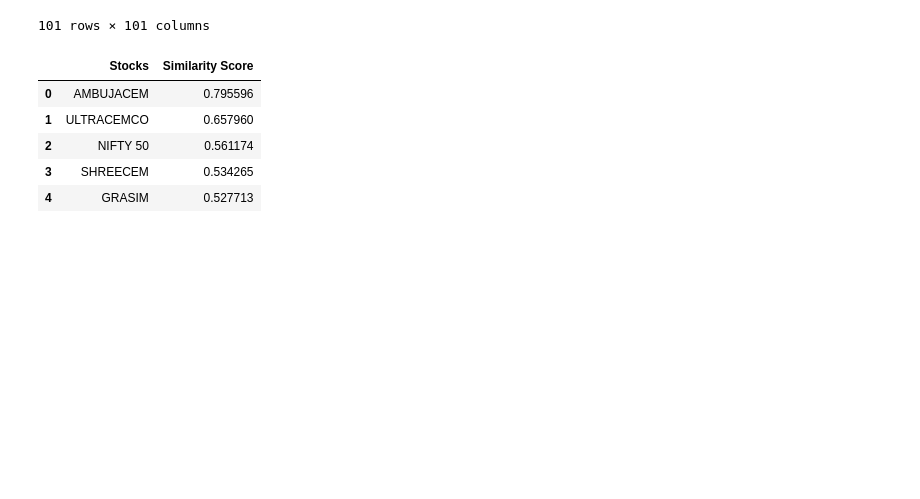
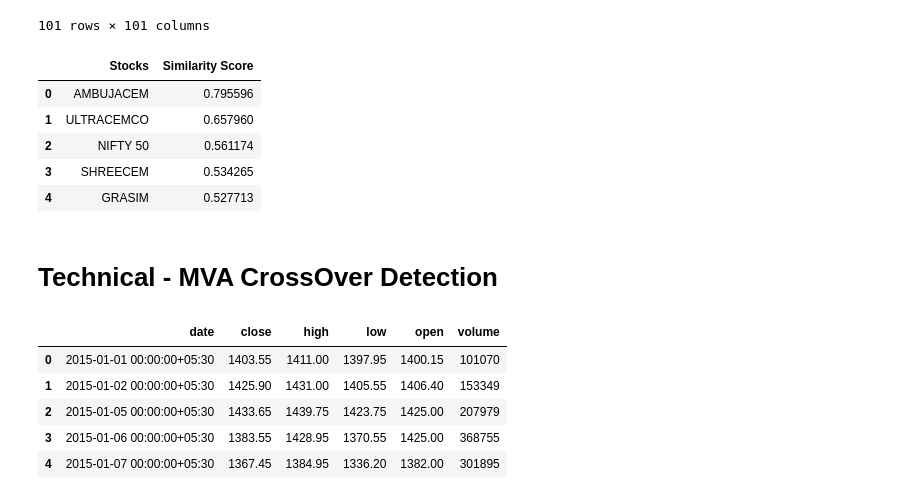
Before and after one commit to RajuSaladi/OpenStockView, a Jupyter notebook: Notebook/Analysis.ipynb, the cells around one changed output. Saved outputs shown, nothing was run; the diff lists cells and outputs as text; code cells hidden in the pictures; blank space fills up the shorter version.

Commit message:
Added Moving Average Plots in technical Analysis

```diff
--- a/Notebook/Analysis.ipynb
+++ b/Notebook/Analysis.ipynb
@@ -190,3 +190,5 @@ temp
 | 2 | NIFTY 50 | 0.561174 |
 | 3 | SHREECEM | 0.534265 |
 | 4 | GRASIM | 0.527713 |
+# %% [markdown]
+# Technical - MVA CrossOver Detection
@@ -192,0 +199,17 @@ temp
+# %%
+stock_data_folder = r"E:\PythonCodes\StockAnalysis\Data\IndianStocks_IntradayData"
+file_list = [os.path.join(stock_data_folder, x) for x in os.listdir(stock_data_folder) if x.endswith('_day_data.csv')]
+file_path = file_list[0]
+# %%
+data_df = pd.read_csv(file_path)
+data_df = data_df.drop(data_df.columns[0], axis=1)
+# data_df['date'] = pd.to_datetime(data_df['date'])
+# data_df.set_index('date', inplace=True)
+data_df.head()
+# %% [output]
+|  | date | close | high | low | open | volume |
+| 0 | 2015-01-01 00:00:00+05:30 | 1403.55 | 1411.00 | 1397.95 | 1400.15 | 101070 |
+| 1 | 2015-01-02 00:00:00+05:30 | 1425.90 | 1431.00 | 1405.55 | 1406.40 | 153349 |
+| 2 | 2015-01-05 00:00:00+05:30 | 1433.65 | 1439.75 | 1423.75 | 1425.00 | 207979 |
+| 3 | 2015-01-06 00:00:00+05:30 | 1383.55 | 1428.95 | 1370.55 | 1425.00 | 368755 |
+| 4 | 2015-01-07 00:00:00+05:30 | 1367.45 | 1384.95 | 1336.20 | 1382.00 | 301895 |
```
Also changed, not shown: parts of 6 cells of this notebook, 4 other files.
